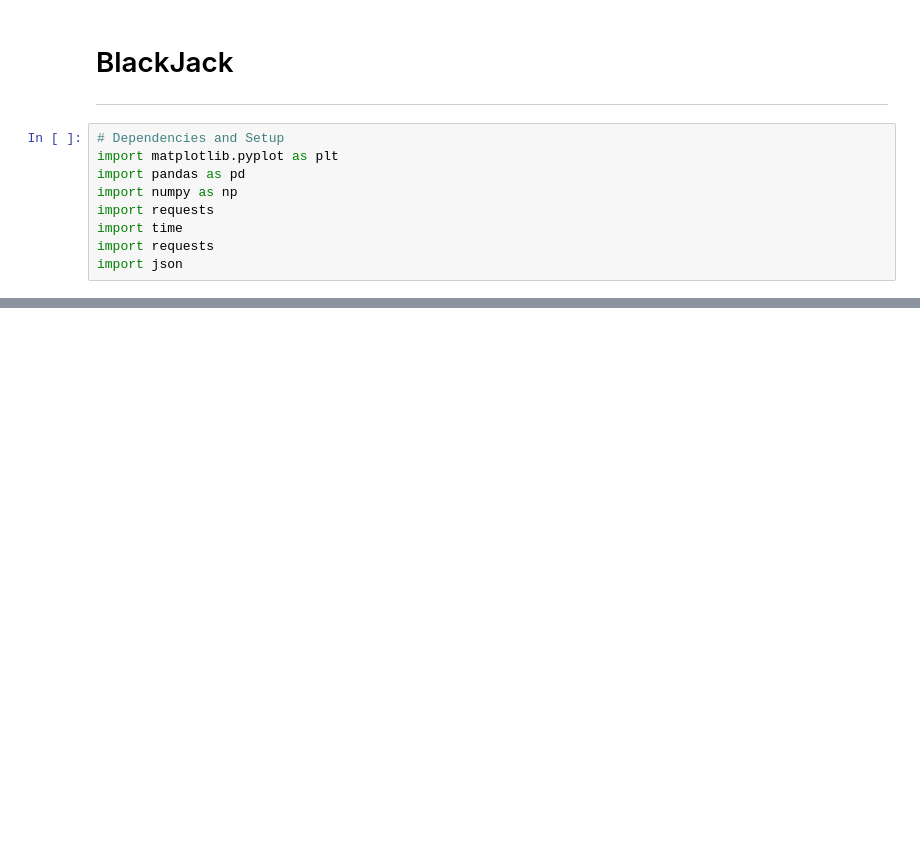
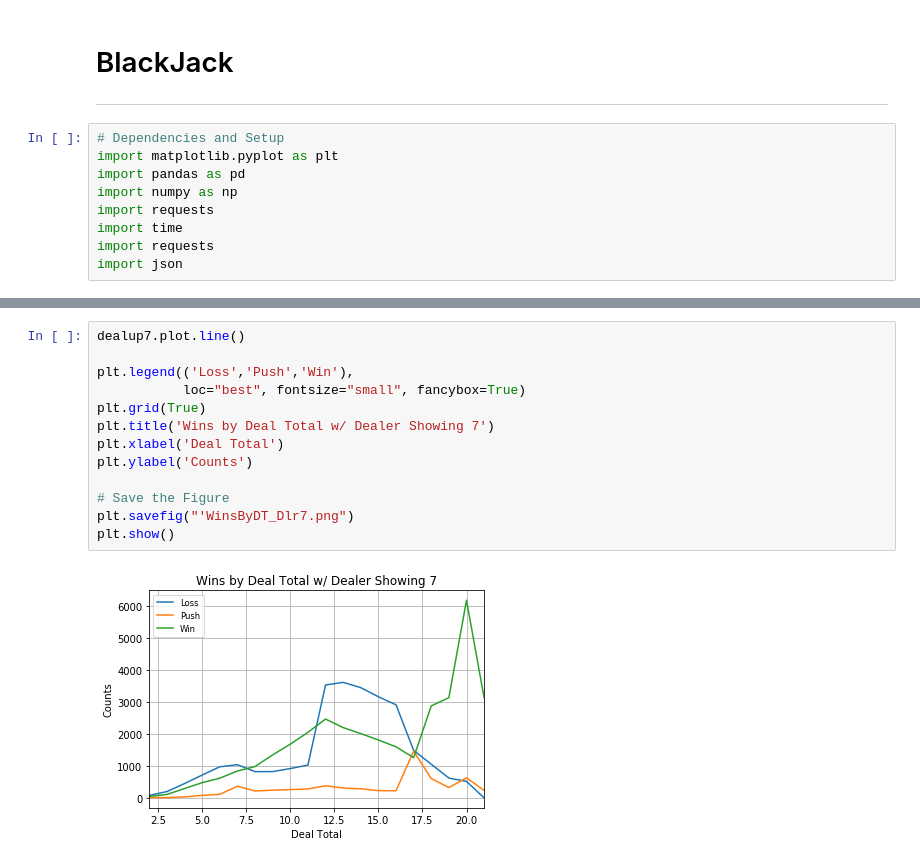
Before and after one commit to anirahul/Team_Carolina, a Jupyter notebook: blackjack(Delano).ipynb, the cells around one changed output, grey strips where cells are left out. Drawn from its saved outputs; the diff is of its cells as text; blank space fills up the shorter version.

```diff
--- a/blackjack(Delano).ipynb
+++ b/blackjack(Delano).ipynb
@@ -109,0 +90,15 @@ plt.show()
+# %%
+dealup7.plot.line()
+
+plt.legend(('Loss','Push','Win'),
+           loc="best", fontsize="small", fancybox=True)
+plt.grid(True)
+plt.title('Wins by Deal Total w/ Dealer Showing 7')
+plt.xlabel('Deal Total')
+plt.ylabel('Counts')
+
+# Save the Figure
+plt.savefig("'WinsByDT_Dlr7.png")
+plt.show()
+# %% [output]
+[figure, added]
```
Also changed, not shown: parts of 15 cells of this notebook.
